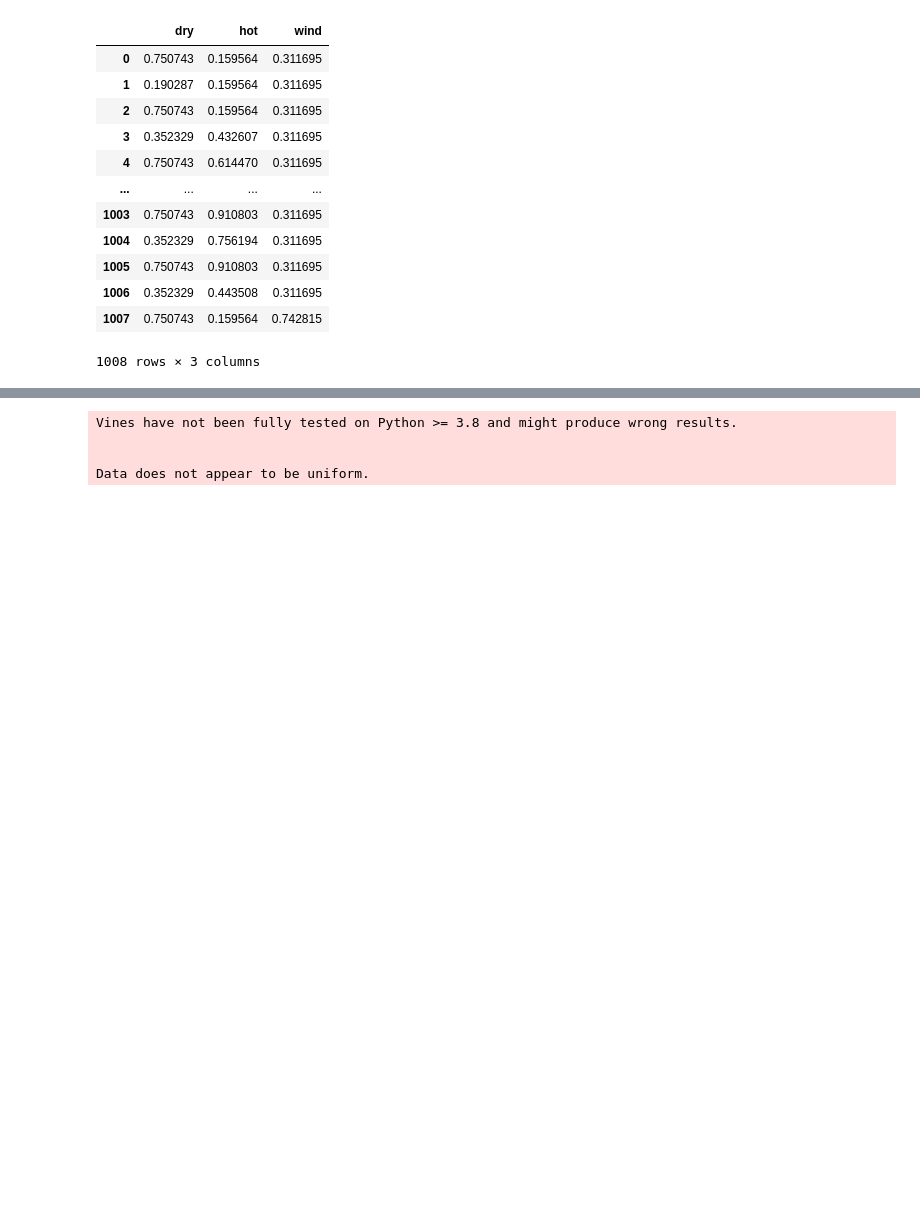
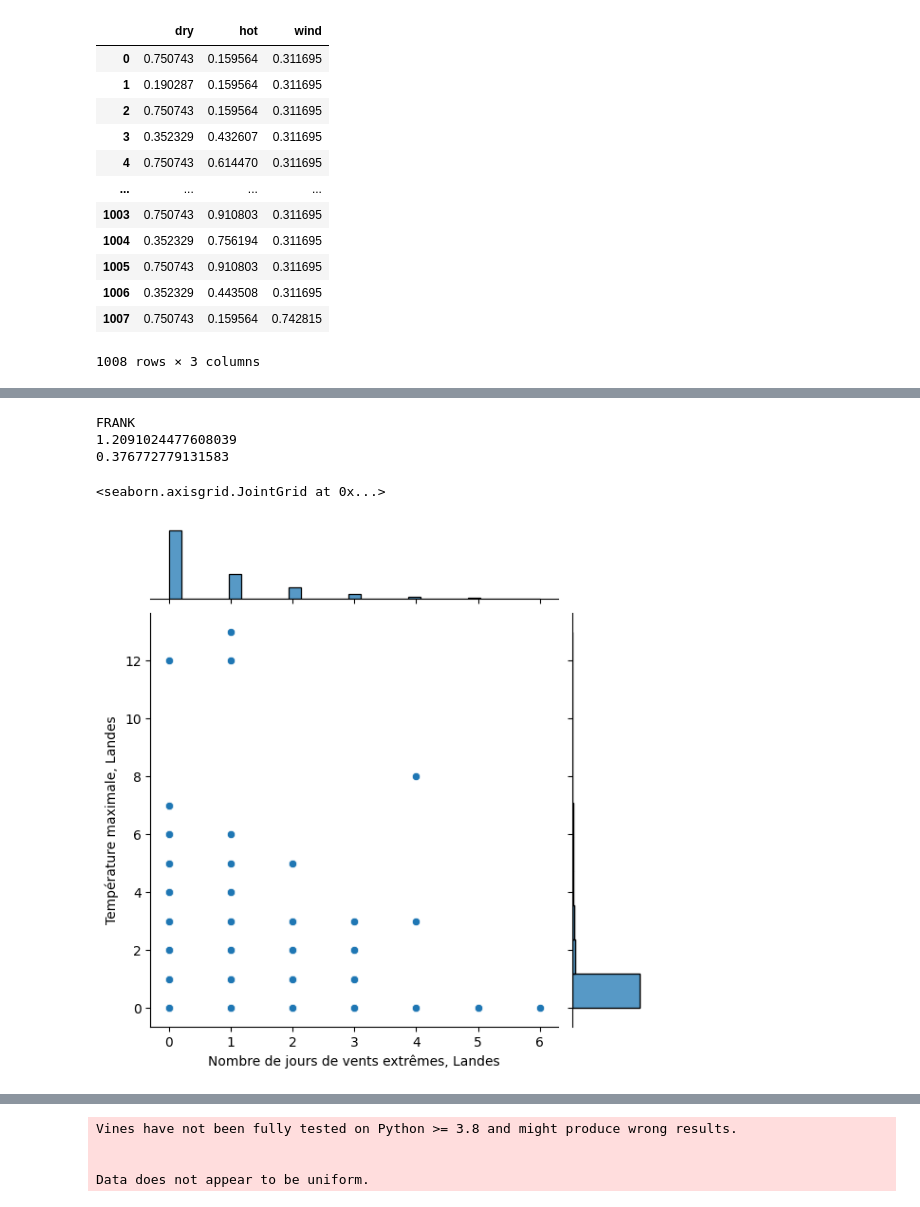
Before and after one commit to lucasvazelle/compound_climate_extremes_copula, a Jupyter notebook: notbook.ipynb, the cells around one changed output, grey strips where cells are left out. Drawn from its saved outputs; the diff is of its cells as text; code cells hidden in the pictures; blank space fills up the shorter version.

Commit message:
copules bi variés

```diff
--- a/notbook.ipynb
+++ b/notbook.ipynb
@@ -283,0 +275,20 @@ df_normalized
+# %%
+result = copulas.bivariate.base.Bivariate().select_copula(df_normalized[["dry","hot"]].to_numpy())
+copule_selectionnee = result
+nom_copule = result.to_dict()["copula_type"]
+theta = copule_selectionnee.theta
+kendall = theta / (theta + 2)
+print(nom_copule)
+print(theta)
+print(kendall)
+# %% [output]
+FRANK
+1.2091024477608039
+0.376772779131583
+# %%
+h = sns.jointplot(x=df.wind, y=df.hot, kind="scatter")
+h.set_axis_labels(f"Nombre de jours de vents extrêmes, Landes", f"Température maximale, Landes", fontsize=10)
+# return h.savefig(f"output/distribution_jointe_{self.nom_variable1}_{self.nom_variable2}.png")
+# %% [output]
+<seaborn.axisgrid.JointGrid at 0x...>
+[figure, added]
```
Also changed, not shown: parts of 27 cells of this notebook, 7 other files.
